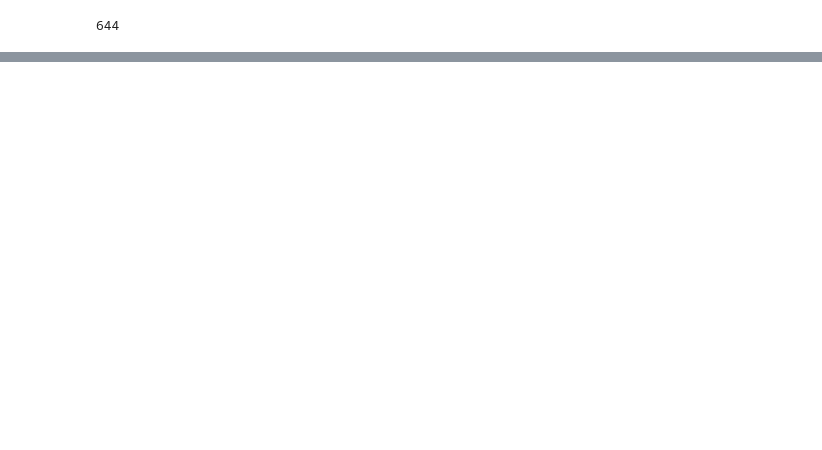
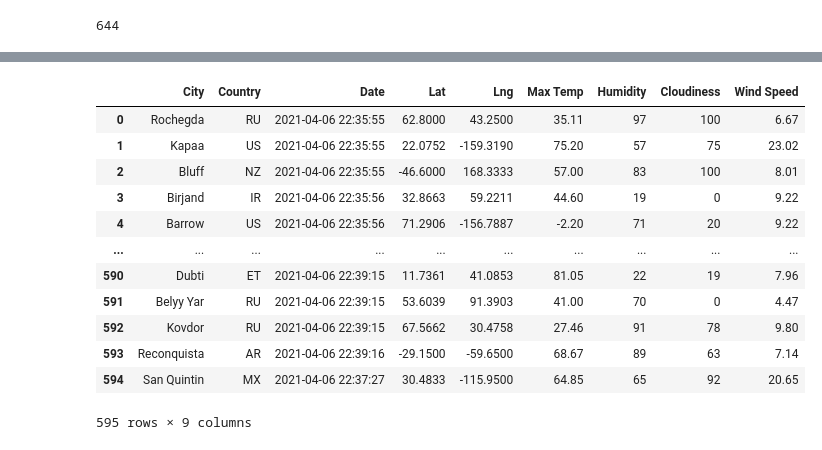
Before and after one commit to geotrav/World_Weather_Analysis, a Jupyter notebook: WeatherPy.ipynb, the cells around one changed output, grey strips where cells are left out. Cells and saved outputs as stored; diff of their text form; code cells hidden in the pictures; blank space fills up the shorter version.

Commit message:
weather data pull

```diff
--- a/WeatherPy.ipynb
+++ b/WeatherPy.ipynb
@@ -30,0 +36,3 @@ len(cities)
+# %%
+#Starting URL for Weather map API Call.
+url = "http://api.openweathermap.org/data/2.5/weather?units=Imperial&APPID=" + weather_api_key
@@ -30,0 +120,4 @@ len(cities)
+# %%
+# Convert the array of dictionaries to a Pandas DataFrame.
+city_data_df = pd.DataFrame(city_data)
+city_data_df.head(10)
@@ -30,0 +136,19 @@ len(cities)
+# %%
+new_column_order= ["City","Country","Date","Lat","Lng","Max Temp","Humidity","Cloudiness","Wind Speed"]
+city_data_df=city_data_df[new_column_order]
+# %%
+city_data_df
+# %% [output]
+|  | City | Country | Date | Lat | Lng | Max Temp | Humidity | Cloudiness | Wind Speed |
+| 0 | Rochegda | RU | 2021-04-06 22:35:55 | 62.8000 | 43.2500 | 35.11 | 97 | 100 | 6.67 |
+| 1 | Kapaa | US | 2021-04-06 22:35:55 | 22.0752 | -159.3190 | 75.20 | 57 | 75 | 23.02 |
+| 2 | Bluff | NZ | 2021-04-06 22:35:55 | -46.6000 | 168.3333 | 57.00 | 83 | 100 | 8.01 |
+| 3 | Birjand | IR | 2021-04-06 22:35:56 | 32.8663 | 59.2211 | 44.60 | 19 | 0 | 9.22 |
+| 4 | Barrow | US | 2021-04-06 22:35:56 | 71.2906 | -156.7887 | -2.20 | 71 | 20 | 9.22 |
+| ... | ... | ... | ... | ... | ... | ... | ... | ... | ... |
+| 590 | Dubti | ET | 2021-04-06 22:39:15 | 11.7361 | 41.0853 | 81.05 | 22 | 19 | 7.96 |
+| 591 | Belyy Yar | RU | 2021-04-06 22:39:15 | 53.6039 | 91.3903 | 41.00 | 70 | 0 | 4.47 |
+| 592 | Kovdor | RU | 2021-04-06 22:39:15 | 67.5662 | 30.4758 | 27.46 | 91 | 78 | 9.80 |
+| 593 | Reconquista | AR | 2021-04-06 22:39:16 | -29.1500 | -59.6500 | 68.67 | 89 | 63 | 7.14 |
+| 594 | San Quintin | MX | 2021-04-06 22:37:27 | 30.4833 | -115.9500 | 64.85 | 65 | 92 | 20.65 |
+595 rows × 9 columns
```
Also changed, not shown: parts of 6 cells of this notebook, 4 other files.
